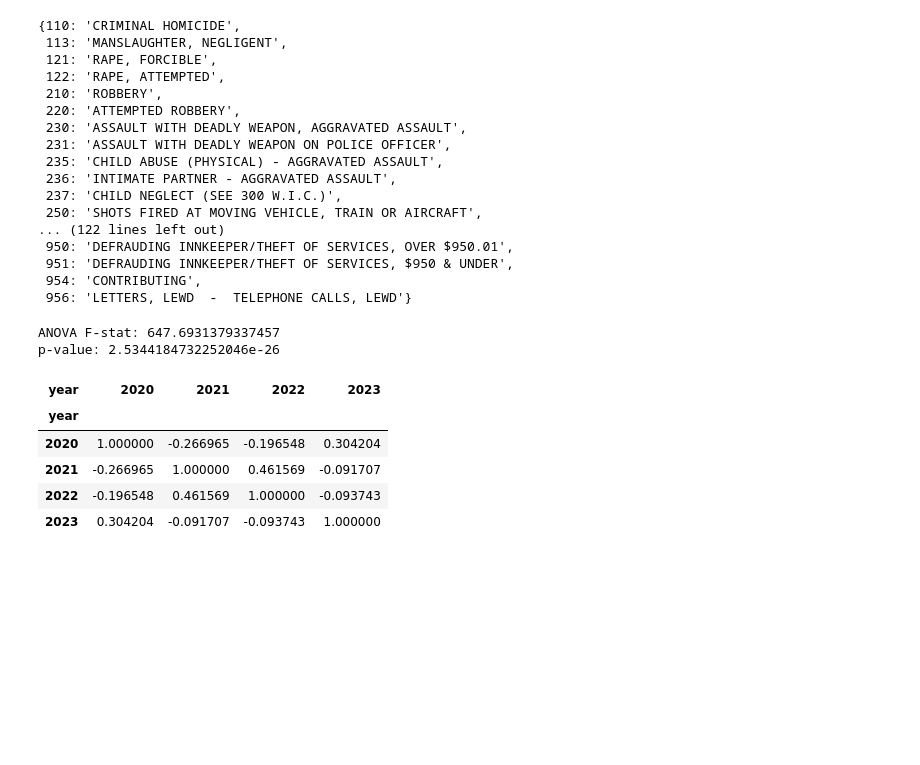
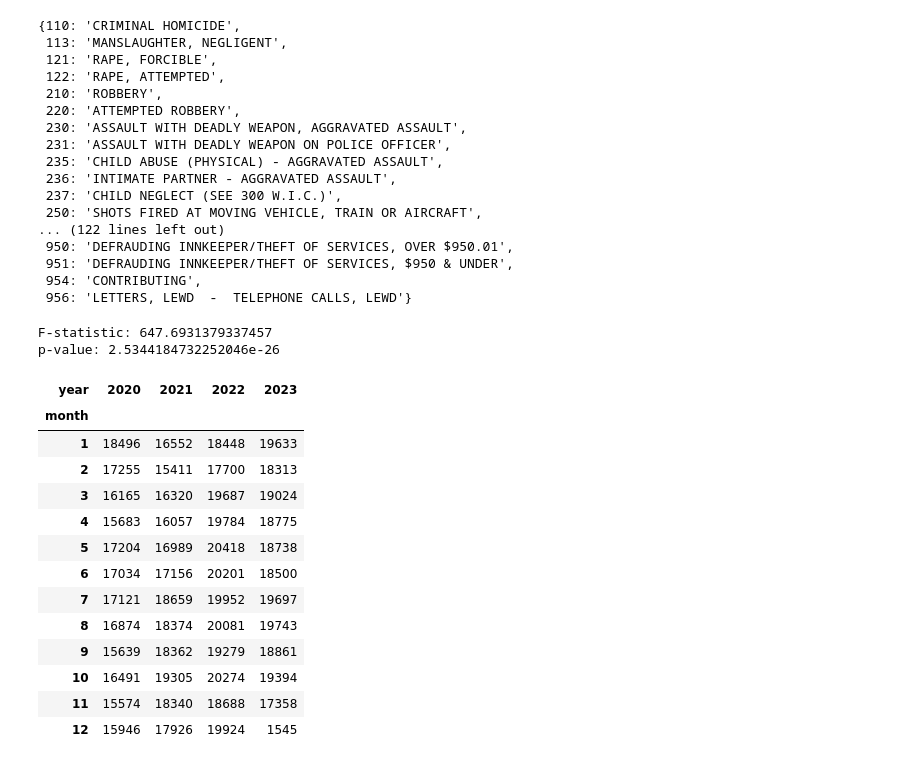
Before and after one commit to qazifabiahoq/Project_Crime_in_La_2020-Dec2023, a Jupyter notebook: project1_file1.ipynb, the cells around one changed output. Drawn from its saved outputs; the diff is of its cells as text; code cells hidden in the pictures; blank space fills up the shorter version.

```diff
--- a/project1_file1.ipynb
+++ b/project1_file1.ipynb
@@ -87,8 +87,7 @@ ccd2
  954: 'CONTRIBUTING',
  956: 'LETTERS, LEWD  -  TELEPHONE CALLS, LEWD'}
 # %%
-#with almost 1000 crime types within just LA, we can assume equal variance across all 'Areas'
-#now i start the anova test:
+#ANOVA test:
 
 #making the Crm_Cd Column numeric
 crimedata['Crm Cd']=pd.to_numeric(crimedata['Crm Cd'], errors='coerce')
@@ -100,15 +99,17 @@ crimedata=crimedata.dropna(subset=['Crm Cd'])
 groupeddata=crimedata.groupby('AREA')['Crm Cd'].count()
 
 #making my varaibles for the 'f_oneway' function
-crime_counts=[groupeddata[area] for area in groupeddata.index]
+crimecountperarea=[groupeddata[area] for area in groupeddata.index]
 areas=groupeddata.index
 
 #running anova test, alpha = 0.05
-f_statistic, p_value = f_oneway(areas, crime_counts)
-print(f'ANOVA F-stat: {f_statistic}')
-print(f'p-value: {p_value}')
+#H0: mean crime rate is the same in all areas
+#H0: at least one area has a significantly different crime rate
+f_statistic, p_value = f_oneway(areas, crimecountperarea)
+print("F-statistic:", f_statistic)
+print("p-value:", p_value)
 # %% [output]
-ANOVA F-stat: 647.6931379337457
+F-statistic: 647.6931379337457
 p-value: 2.5344184732252046e-26
 # %%
 #with a p-value of ~2.53, we fail to reject the null hypothesis
@@ -116,29 +117,28 @@ p-value: 2.5344184732252046e-26
 # %%
-#Statistical Test 2: Correlation test for Monthly crime trends over the years (are crime counts consistent during specific months over different years)
+#Statistical Test 2.1: Correlation test for Monthly crime trends over the years (are crime counts consistent during specific months over different years)
 
 #making the DATE_OCC columns datetime format
 crimedata['DATE OCC']=pd.to_datetime(crimedata['DATE OCC'])
 
 #making additional columns for month and year
 crimedata['month']=crimedata['DATE OCC'].dt.month
 crimedata['year']=crimedata['DATE OCC'].dt.year
 
-#filtering
-startyear=crimedata['year'].min()
-endyear=crimedata['year'].min() + 2
-crimedata2=crimedata[(crimedata['year']>=startyear) & (crimedata['year']<=endyear)]
-
 #making a pivot table to count the number of crimes for each month and year
 pivottable=crimedata.pivot_table(index='month', columns='year', values='DR NO', aggfunc='count')
-
-#producing the correlation matrix
-correlationmatrix=pivottable.corr()
+pivottable
+# %% [output]
+| year | 2020 | 2021 | 2022 | 2023 |
+| month |  |  |  |  |
+| 1 | 18496 | 16552 | 18448 | 19633 |
+| 2 | 17255 | 15411 | 17700 | 18313 |
+| 3 | 16165 | 16320 | 19687 | 19024 |
+| 4 | 15683 | 16057 | 19784 | 18775 |
+| 5 | 17204 | 16989 | 20418 | 18738 |
+| 6 | 17034 | 17156 | 20201 | 18500 |
+| 7 | 17121 | 18659 | 19952 | 19697 |
+| 8 | 16874 | 18374 | 20081 | 19743 |
+| 9 | 15639 | 18362 | 19279 | 18861 |
+| 10 | 16491 | 19305 | 20274 | 19394 |
+| 11 | 15574 | 18340 | 18688 | 17358 |
+| 12 | 15946 | 17926 | 19924 | 1545 |
-# %%
-correlationmatrix
-# %% [output]
-| year | 2020 | 2021 | 2022 | 2023 |
-| year |  |  |  |  |
-| 2020 | 1.000000 | -0.266965 | -0.196548 | 0.304204 |
-| 2021 | -0.266965 | 1.000000 | 0.461569 | -0.091707 |
-| 2022 | -0.196548 | 0.461569 | 1.000000 | -0.093743 |
-| 2023 | 0.304204 | -0.091707 | -0.093743 | 1.000000 |
```
Also changed, not shown: parts of 28 cells of this notebook, 2 other files.
